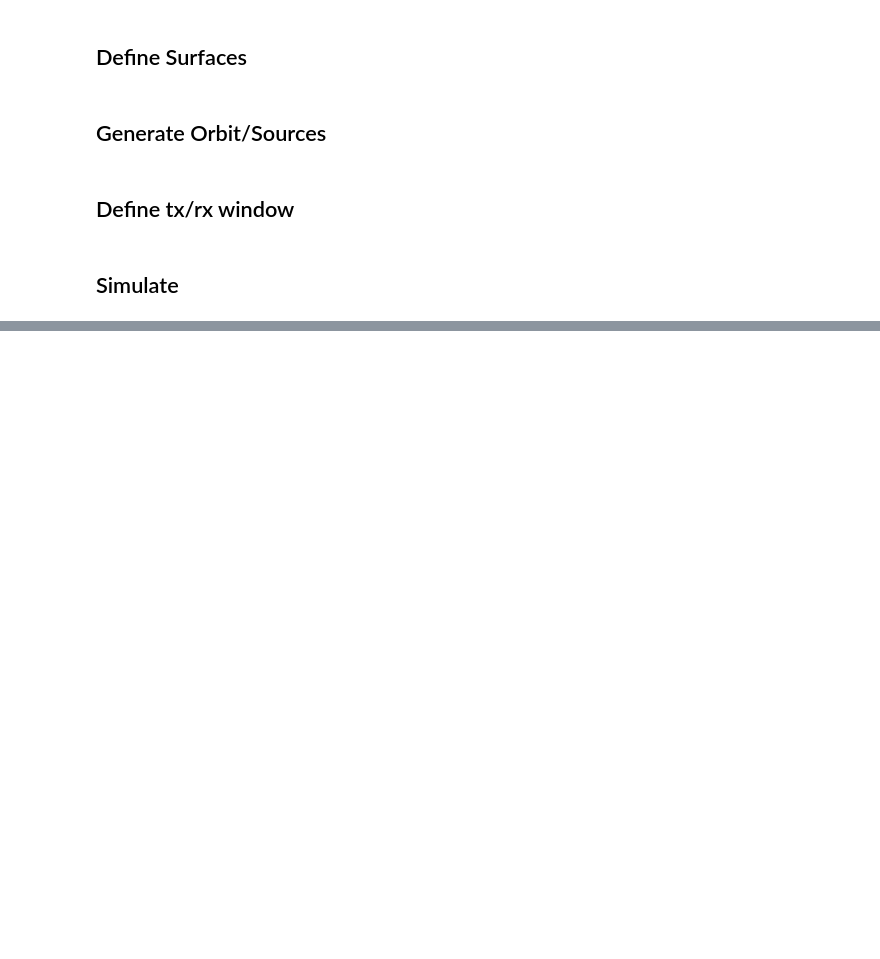
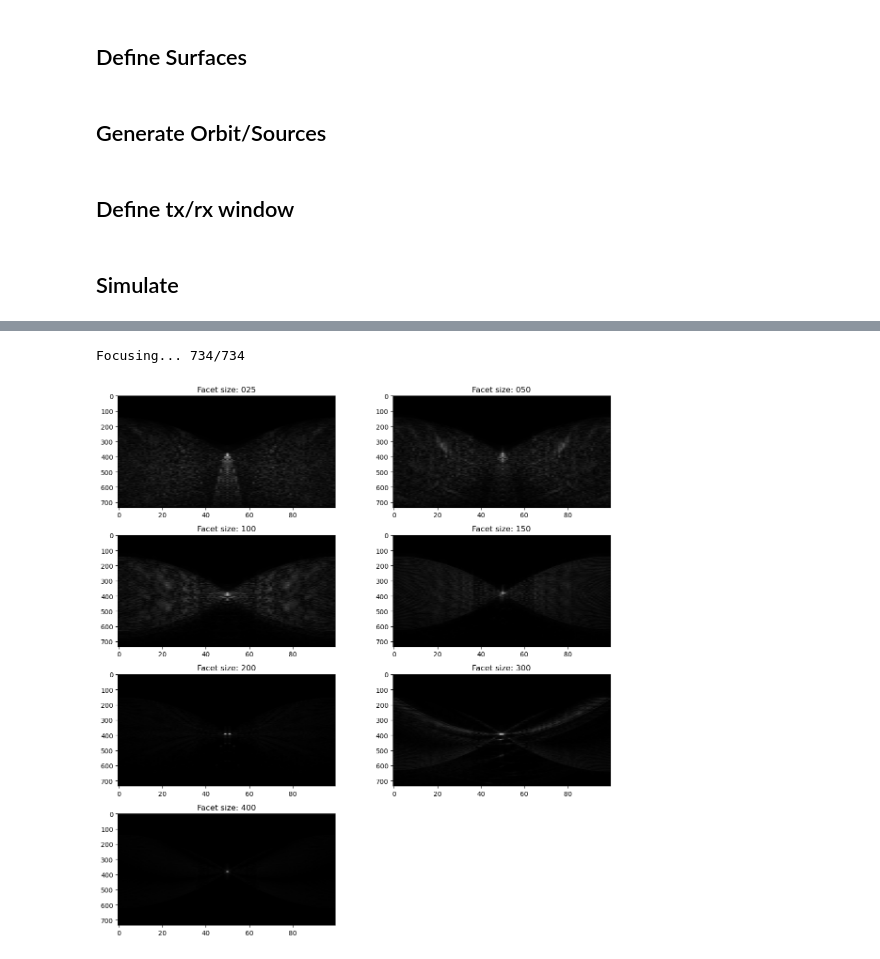
Before and after one commit to Nacnud04/EuropaRaypaths, a Jupyter notebook: TrackSims/TestFacetSize.ipynb, the cells around one changed output, grey strips where cells are left out. Saved outputs shown, nothing was run; the diff lists cells and outputs as text; code cells hidden in the pictures; blank space fills up the shorter version.

```diff
--- a/TrackSims/TestFacetSize.ipynb
+++ b/TrackSims/TestFacetSize.ipynb
@@ -108,0 +155,7 @@ np.save("variable_fs.npz"
+# %%
+rngbins = []
+# compute range bin offset
+for pathtime in pathtimes:
+    rngbin = (np.array(pathtime) - start) // dt
+    rngbin -= np.min(rngbin)
+    rngbins.append(rngbin)
@@ -108,0 +197,16 @@ np.save("variable_fs.npz"
+# %%
+focused = [focus(rdr, rngbin) for rdr, rngbn in zip(rdrgrms, rngbins)]
+# %% [output]
+Focusing... 734/734
+# %%
+fig, ax = plt.subplots(4, 2, figsize=(12, 12))
+ax = ax.flatten()
+for i, f in enumerate(focused):
+    ax[i].imshow(np.abs(f), cmap="grey", aspect=0.07)
+    ax[i].set_title(f"Facet size: {fss[i]:03d}")
+ax[-1].axis("off")
+plt.tight_layout()
+plt.savefig("VariableFsFocused.png")
+plt.show()
+# %% [output]
+[figure, added]
```
Also changed, not shown: parts of 7 cells of this notebook, 2 other files.
